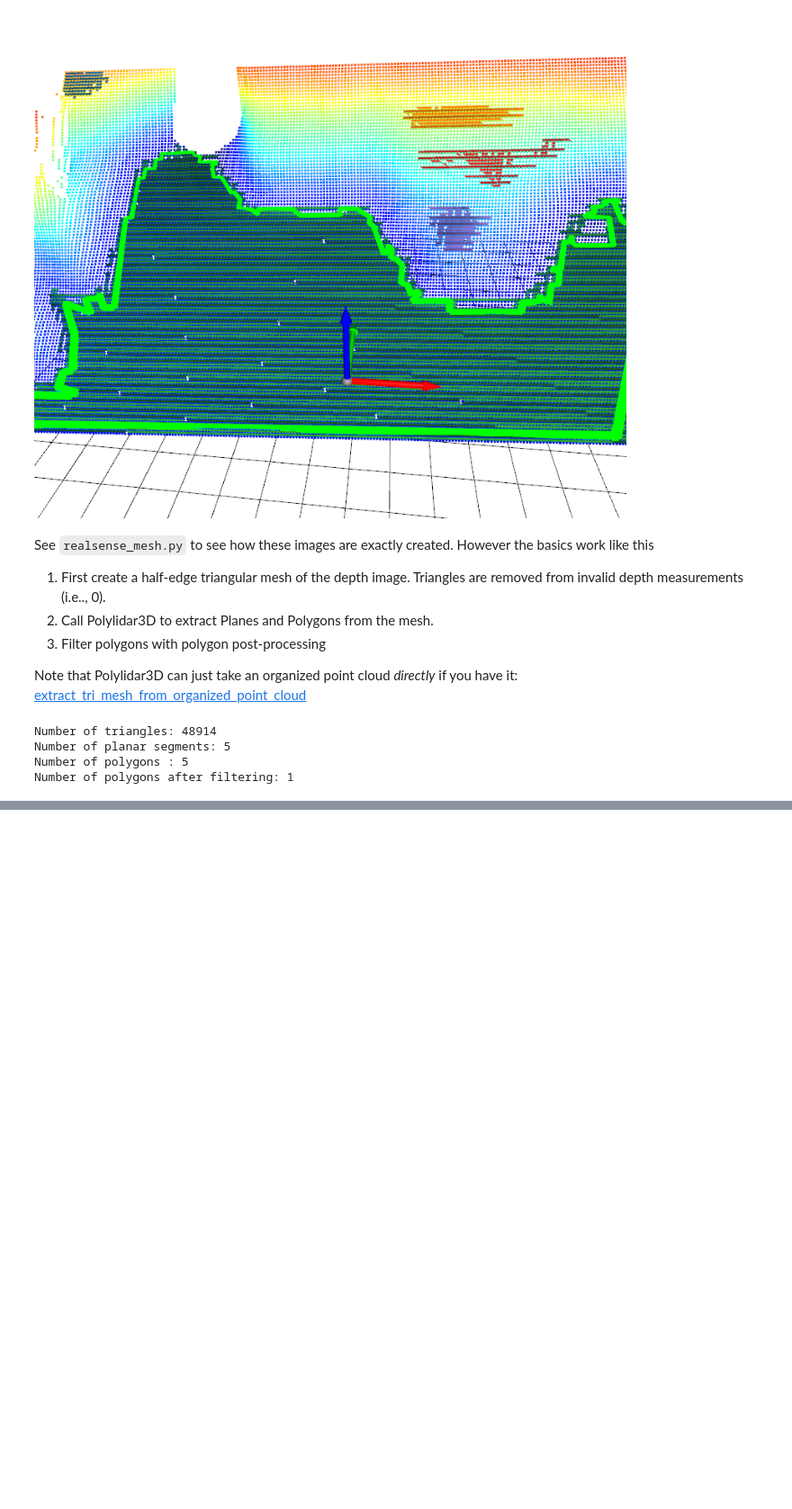
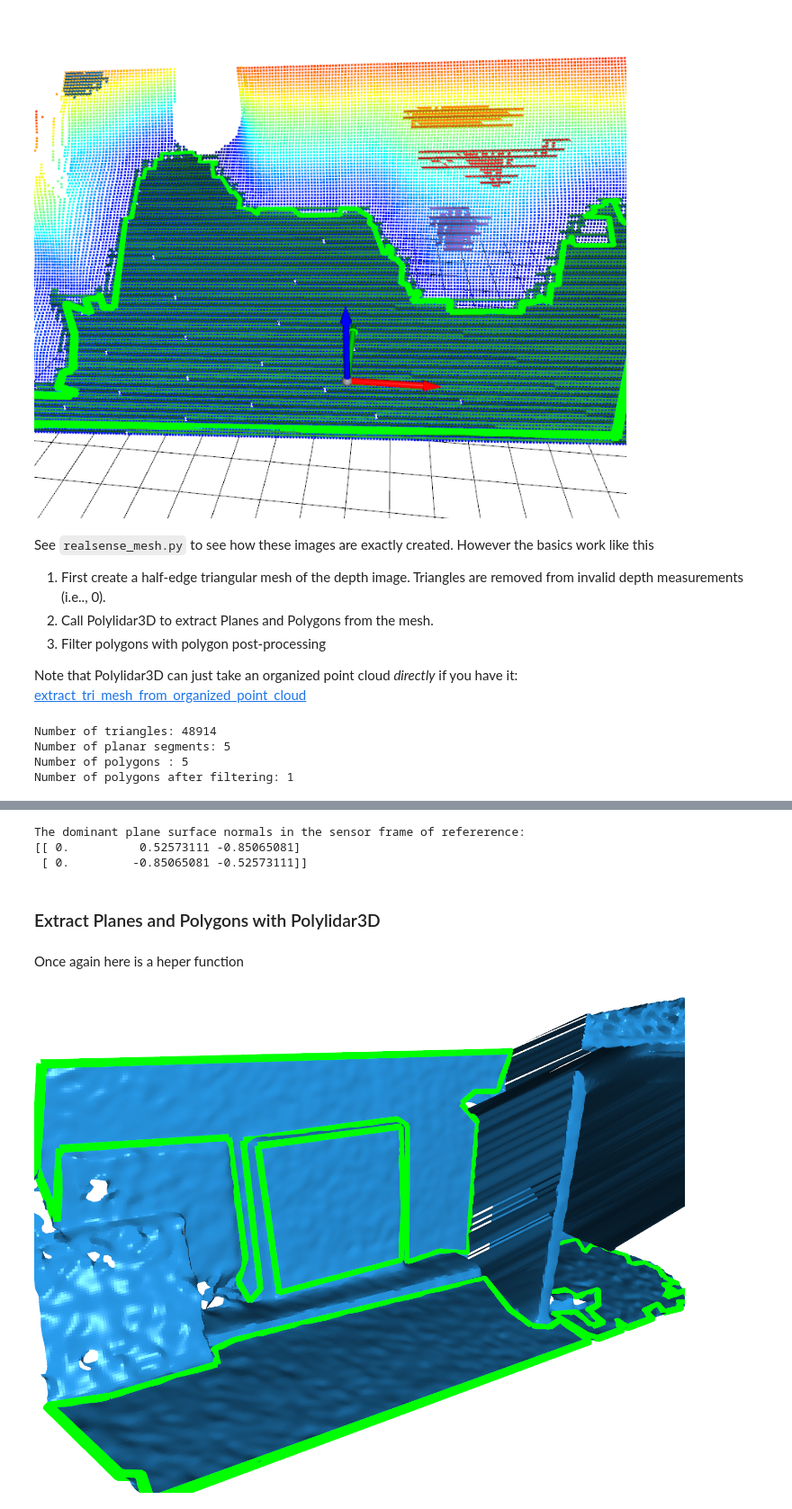
Before and after one commit to JeremyBYU/polylidar, a Jupyter notebook: docs/tutorial/Python/organizeddemo.ipynb, the cells around one changed output, grey strips where cells are left out. Shown at 90% size. Drawn from its saved outputs; the diff is of its cells as text; code cells hidden in the pictures; blank space fills up the shorter version.

```diff
--- a/docs/tutorial/Python/organizeddemo.ipynb
+++ b/docs/tutorial/Python/organizeddemo.ipynb
@@ -107,0 +277,15 @@ Number of polygons after filtering: 1
+# %%
+ga = GaussianAccumulatorS2(level=meta['fastga']['level'])
+ico_chart = IcoCharts(level=meta['fastga']['level'])
+avg_peaks = extract_all_dominant_plane_normals(
+    mesh, ga_=ga, ico_chart_=ico_chart, **meta['fastga'])
+print("The dominant plane surface normals in the sensor frame of refererence: ")
+print(avg_peaks)
+# %% [output]
+The dominant plane surface normals in the sensor frame of refererence:
+[[ 0.          0.52573111 -0.85065081]
+ [ 0.         -0.85065081 -0.52573111]]
+# %% [markdown]
+### Extract Planes and Polygons with Polylidar3D
+# %% [markdown]
+Once again here is a heper function
@@ -107,0 +320,4 @@ Number of polygons after filtering: 1
+# %%
+Image(f"{SRC_DOCS}/organized/l515_polygons.png")
+# %% [output]
+[figure, added]
```
Also changed, not shown: parts of 23 cells of this notebook, 19 other files.
